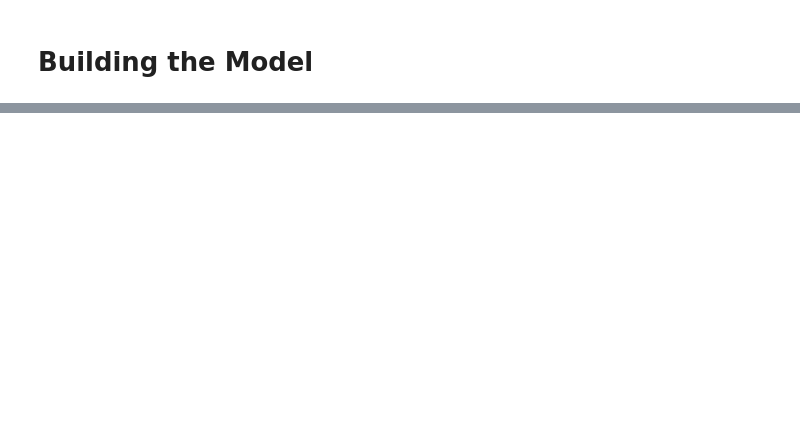
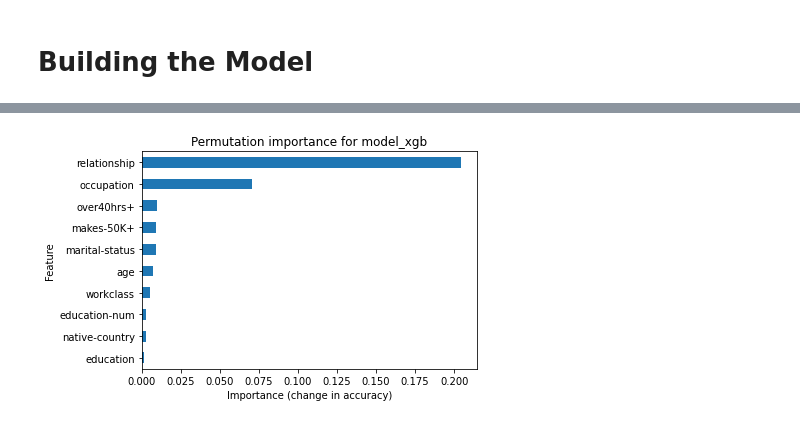
Before and after one commit to VPDeb/DS-Unit-2-Applied-Modeling, a Jupyter notebook: Build Week Project/Untitled.ipynb, the cells around one changed output, grey strips where cells are left out. Cells and saved outputs as stored; diff of their text form; code cells hidden in the pictures; blank space fills up the shorter version.

```diff
--- a/Build Week Project/Untitled.ipynb
+++ b/Build Week Project/Untitled.ipynb
@@ -563,0 +618,20 @@ Validation accuracy: 0.8432637182637183
+# %%
+# Using sklearn
+from sklearn.inspection import permutation_importance
+
+perm_imp = permutation_importance(modelxgb, X_val, y_val, n_jobs=10, random_state=42)
+# %%
+# Put results into DataFrame
+data = {'importances_mean' : perm_imp['importances_mean'],
+        'importances_std' : perm_imp['importances_std']}
+
+df = pd.DataFrame(data, index=X_val.columns)
+df.sort_values('importances_mean', ascending=True, inplace=True)
+
+# Make plot
+df['importances_mean'].tail(10).plot(kind='barh')
+plt.xlabel('Importance (change in accuracy)')
+plt.ylabel('Feature')
+plt.title('Permutation importance for model_xgb');
+# %% [output]
+[figure, added]
```
Also changed, not shown: parts of 40 cells of this notebook.
